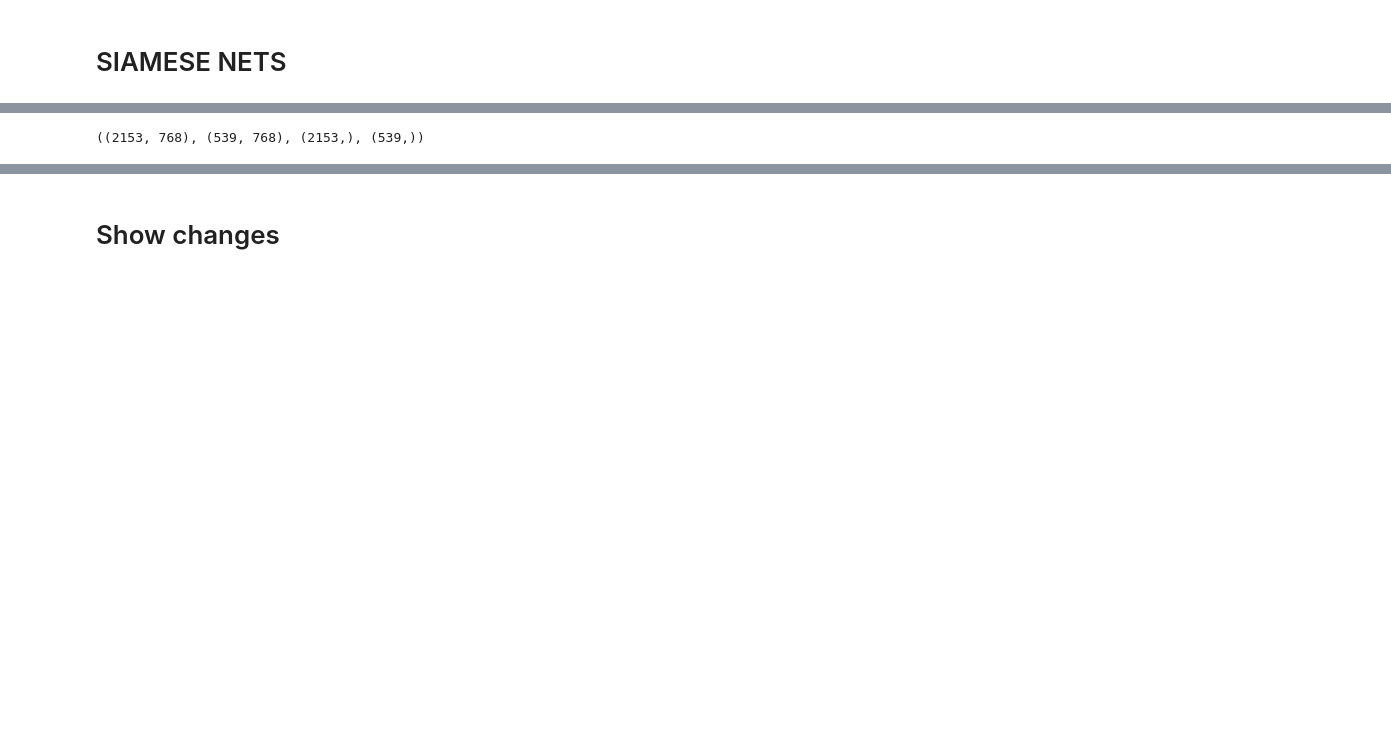
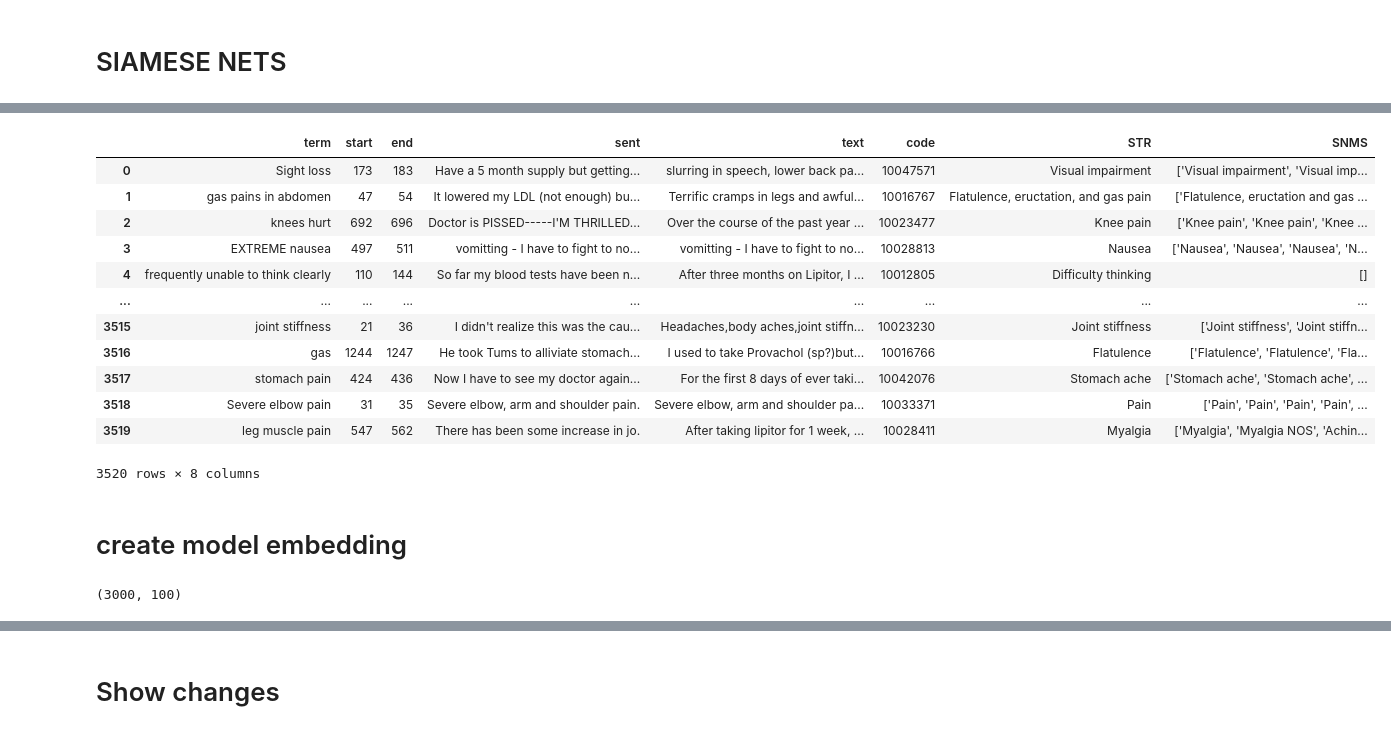
Before and after one commit to AlexKay28/MedConcNorm, a Jupyter notebook: notebooks/SiameseNets.ipynb, the cells around one changed output, grey strips where cells are left out. Drawn from its saved outputs; the diff is of its cells as text; code cells hidden in the pictures; blank space fills up the shorter version.

```diff
--- a/notebooks/SiameseNets.ipynb
+++ b/notebooks/SiameseNets.ipynb
@@ -42,18 +37,0 @@ import matplotlib.pyplot as plt
-# %%
-# with open('../data/processed/pure_data.pkl', 'rb') as data_file:
-#     df = pickle.load(data_file)
-
-with open('../data/processed/pure_data_vectorized.pkl', 'rb') as data_file:
-    df = pickle.load(data_file)
-
-X_train, X_test, y_train, y_test = df
-
-# oversample = RandomOverSampler(sampling_strategy='minority')
-# for i in tqdm(range(100)):
-#     X_train, y_train = oversample.fit_resample(X_train, y_train)
-
-#X_train, y_train = class_sampler(X_train, y_train)
-
-X_train.shape, X_test.shape, y_train.shape, y_test.shape
-# %% [output]
-((2153, 768), (539, 768), (2153,), (539,))
@@ -59,0 +41,18 @@ X_train.shape, X_test.shape, y_train.shape, y_test.shape
+# %%
+train
+# %% [output]
+|  | term | start | end | sent | text | code | STR | SNMS |
+| 0 | Sight loss | 173 | 183 | Have a 5 month supply but getting... | slurring in speech, lower back pa... | 10047571 | Visual impairment | ['Visual impairment', 'Visual imp... |
+| 1 | gas pains in abdomen | 47 | 54 | It lowered my LDL (not enough) bu... | Terrific cramps in legs and awful... | 10016767 | Flatulence, eructation, and gas pain | ['Flatulence, eructation and gas ... |
+| 2 | knees hurt | 692 | 696 | Doctor is PISSED-----I'M THRILLED... | Over the course of the past year ... | 10023477 | Knee pain | ['Knee pain', 'Knee pain', 'Knee ... |
+| 3 | EXTREME nausea | 497 | 511 | vomitting - I have to fight to no... | vomitting - I have to fight to no... | 10028813 | Nausea | ['Nausea', 'Nausea', 'Nausea', 'N... |
+| 4 | frequently unable to think clearly | 110 | 144 | So far my blood tests have been n... | After three months on Lipitor, I ... | 10012805 | Difficulty thinking | [] |
+| ... | ... | ... | ... | ... | ... | ... | ... | ... |
+| 3515 | joint stiffness | 21 | 36 | I didn't realize this was the cau... | Headaches,body aches,joint stiffn... | 10023230 | Joint stiffness | ['Joint stiffness', 'Joint stiffn... |
+| 3516 | gas | 1244 | 1247 | He took Tums to alliviate stomach... | I used to take Provachol (sp?)but... | 10016766 | Flatulence | ['Flatulence', 'Flatulence', 'Fla... |
+| 3517 | stomach pain | 424 | 436 | Now I have to see my doctor again... | For the first 8 days of ever taki... | 10042076 | Stomach ache | ['Stomach ache', 'Stomach ache', ... |
+| 3518 | Severe elbow pain | 31 | 35 | Severe elbow, arm and shoulder pain. | Severe elbow, arm and shoulder pa... | 10033371 | Pain | ['Pain', 'Pain', 'Pain', 'Pain', ... |
+| 3519 | leg muscle pain | 547 | 562 | There has been some increase in jo. | After taking lipitor for 1 week, ... | 10028411 | Myalgia | ['Myalgia', 'Myalgia NOS', 'Achin... |
+3520 rows × 8 columns
+# %% [markdown]
+# create model embedding
@@ -59,0 +66,30 @@ X_train.shape, X_test.shape, y_train.shape, y_test.shape
+# %%
+embed_dim = 100
+nb_words = 3000
+
+ftmodel = FastText(size=embed_dim, window=5, min_count=1)
+ftmodel.build_vocab(sentences=sentences)
+ftmodel.train(sentences=sentences, total_examples=len(sentences), epochs=10)
+
+tokenizer = tf.keras.preprocessing.text.Tokenizer(
+    num_words=nb_words,
+    filters='!"#$%&()*+,-./:;<=>?@[\\]^_`{|}~\t\n',
+    lower=True, split=' ', char_level=False
+)
+
+tokenizer.fit_on_texts(sentences)
+word_index = tokenizer.word_index
+
+nb_words = min(nb_words, len(word_index)+1)
+embedding_matrix = np.zeros((nb_words, embed_dim))
+
+for word, i in word_index.items():
+    if i >= nb_words:
+        continue
+    embedding_vector = ftmodel[word]
+    if (embedding_vector is not None) and len(embedding_vector) > 0:
+        embedding_matrix[i] = embedding_vector
+
+embedding_matrix.shape
+# %% [output]
+(3000, 100)
```
Also changed, not shown: parts of 32 cells of this notebook, 4 other files.
